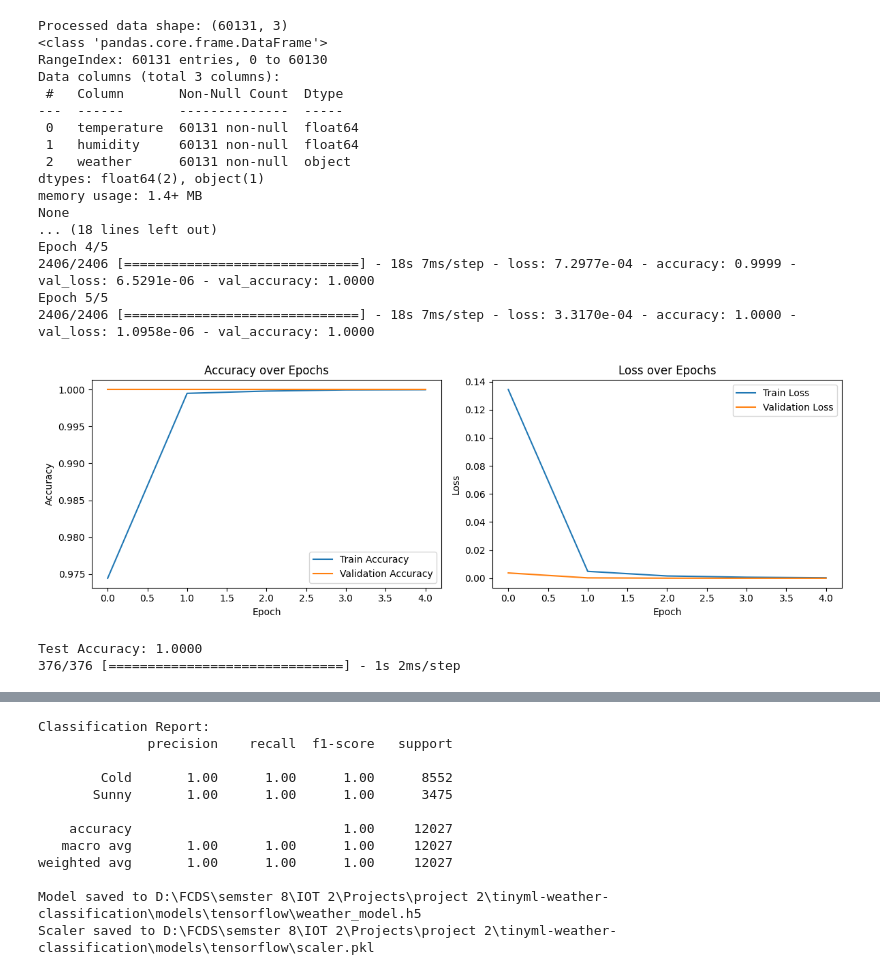
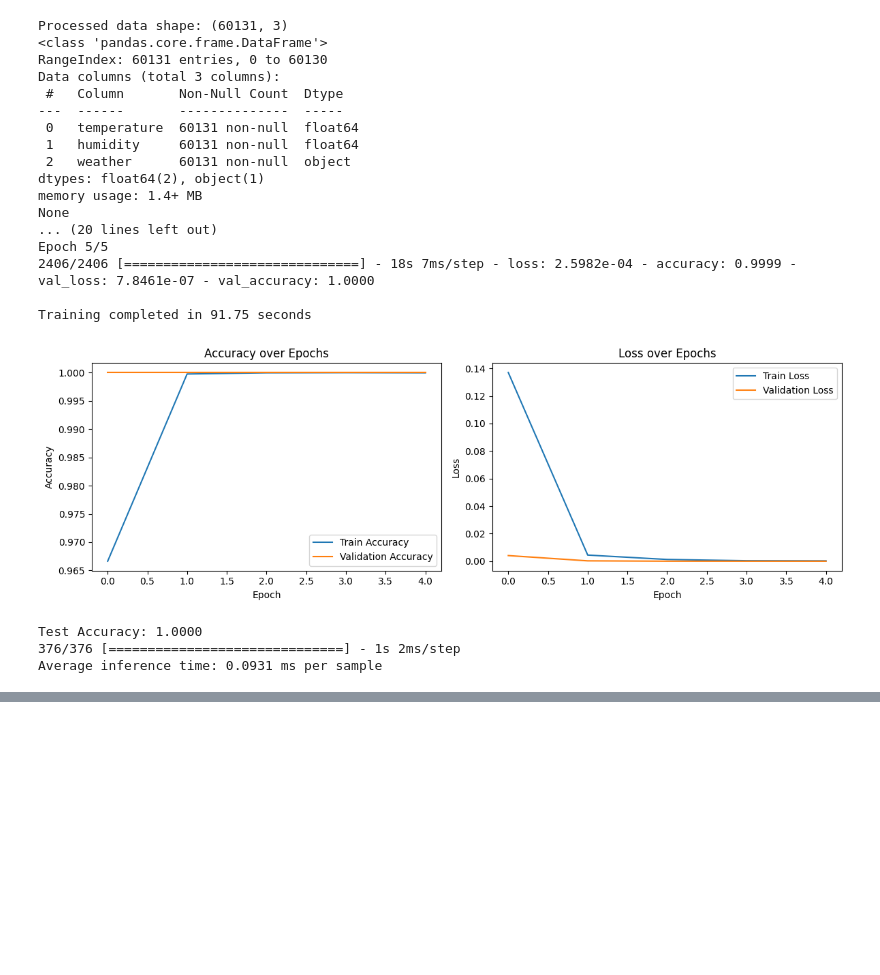
Before and after one commit to MazenDeebo/tinyml-weather-classification, a Jupyter notebook: notebooks/3_model_training.ipynb, the cells around one changed output, grey strips where cells are left out. Drawn from its saved outputs; the diff is of its cells as text; code cells hidden in the pictures; blank space fills up the shorter version.

Commit message:
adding more metric

```diff
--- a/notebooks/3_model_training.ipynb
+++ b/notebooks/3_model_training.ipynb
@@ -5,9 +5,12 @@ import pandas as pd
 import numpy as np
 import matplotlib.pyplot as plt
 import seaborn as sns
+import time
 from sklearn.model_selection import train_test_split
 from sklearn.preprocessing import StandardScaler
-from sklearn.metrics import confusion_matrix, classification_report
+from sklearn.metrics import (confusion_matrix, classification_report,
+                           precision_score, recall_score, f1_score,
+                           roc_auc_score, accuracy_score)
 import tensorflow as tf
 from tensorflow.keras.models import Sequential
 from tensorflow.keras.layers import Dense, Dropout
@@ -63,7 +66,8 @@ early_stopping = EarlyStopping(
     restore_best_weights=True
 )
 
-# Train the model with more epochs (early stopping will handle actual stopping)
+# Train the model and measure training time
+start_train = time.time()
 history = model.fit(
     X_train, y_train,
     validation_split=0.2,
@@ -72,6 +76,8 @@ history = model.fit(
     callbacks=[early_stopping],
     verbose=1
 )
+train_time = time.time() - start_train
+print(f"\nTraining completed in {train_time:.2f} seconds")
 
 # Plot training history
 plt.figure(figsize=(12, 4))
@@ -85,64 +91,42 @@ plt.legend()
 
 plt.subplot(1, 2, 2)
 plt.plot(history.history['loss'], label='Train Loss')
 plt.plot(history.history['val_loss'], label='Validation Loss')
 plt.title('Loss over Epochs')
 plt.ylabel('Loss')
 plt.xlabel('Epoch')
 plt.legend()
 plt.tight_layout()
 plt.show()
 
 # Evaluate the model
 test_loss, test_acc = model.evaluate(X_test, y_test, verbose=0)
 print(f"\nTest Accuracy: {test_acc:.4f}")
 
-# Make predictions
+# Make predictions and measure inference speed
+start_inference = time.time()
 y_pred = (model.predict(X_test) > 0.5).astype(int)
-
-# Confusion matrix
-cm = confusion_matrix(y_test, y_pred)
-plt.figure(figsize=(6, 6))
-sns.heatmap(cm, annot=True, fmt='d', cmap='Blues',
-            xticklabels=['Cold', 'Sunny'],
-            yticklabels=['Cold', 'Sunny'])
-plt.title('Confusion Matrix')
-plt.ylabel('True Label')
-plt.xlabel('Predicted Label')
-plt.show()
-
-# Classification report
-print("\nClassification Report:")
-print(classification_report(y_test, y_pred, target_names=['Cold', 'Sunny']))
-
-# Save the trained model
-model_path = r"D:\FCDS\semster 8\IOT 2\Projects\project 2\tinyml-weather-classification\models\tensorflow\weather_model.h5"
-model.save(model_path)
-print(f"Model saved to {model_path}")
-
-# Save the scaler for later use
-import joblib
-scaler_path = r"D:\FCDS\semster 8\IOT 2\Projects\project 2\tinyml-weather-classification\models\tensorflow\scaler.pkl"
-joblib.dump(scaler, scaler_path)
-print(f"Scaler saved to {scaler_path}")
+inference_time = (time.time() - start_inference) / len(X_test) * 1000  # ms per sample
+print(f"Average inference time: {inference_time:.4f} ms per sample")
 # %% [output]
 Processed data shape: (60131, 3)
 <class 'pandas.core.frame.DataFrame'>
 RangeIndex: 60131 entries, 0 to 60130
 Data columns (total 3 columns):
  #   Column       Non-Null Count  Dtype
 ---  ------       --------------  -----
  0   temperature  60131 non-null  float64
  1   humidity     60131 non-null  float64
  2   weather      60131 non-null  object
 dtypes: float64(2), object(1)
 memory usage: 1.4+ MB
 None
-... (18 lines left out)
-Epoch 4/5
-2406/2406 [==============================] - 18s 7ms/step - loss: 7.2977e-04 - accuracy: 0.9999 - val_loss: 6.5291e-06 - val_accuracy: 1.0000
+... (20 lines left out)
 Epoch 5/5
-2406/2406 [==============================] - 18s 7ms/step - loss: 3.3170e-04 - accuracy: 1.0000 - val_loss: 1.0958e-06 - val_accuracy: 1.0000
+2406/2406 [==============================] - 18s 7ms/step - loss: 2.5982e-04 - accuracy: 0.9999 - val_loss: 7.8461e-07 - val_accuracy: 1.0000
+
+Training completed in 91.75 seconds
-[figure, old version]
+[figure, new version]
 Test Accuracy: 1.0000
 376/376 [==============================] - 1s 2ms/step
+Average inference time: 0.0931 ms per sample
@@ -150,12 +132,0 @@ Test Accuracy: 1.0000
-Classification Report:
-              precision    recall  f1-score   support
-
-        Cold       1.00      1.00      1.00      8552
-       Sunny       1.00      1.00      1.00      3475
-
-    accuracy                           1.00     12027
-   macro avg       1.00      1.00      1.00     12027
-weighted avg       1.00      1.00      1.00     12027
-
-Model saved to D:\FCDS\semster 8\IOT 2\Projects\project 2\tinyml-weather-classification\models\tensorflow\weather_model.h5
-Scaler saved to D:\FCDS\semster 8\IOT 2\Projects\project 2\tinyml-weather-classification\models\tensorflow\scaler.pkl
```
Also changed, not shown: parts of 2 cells of this notebook.
